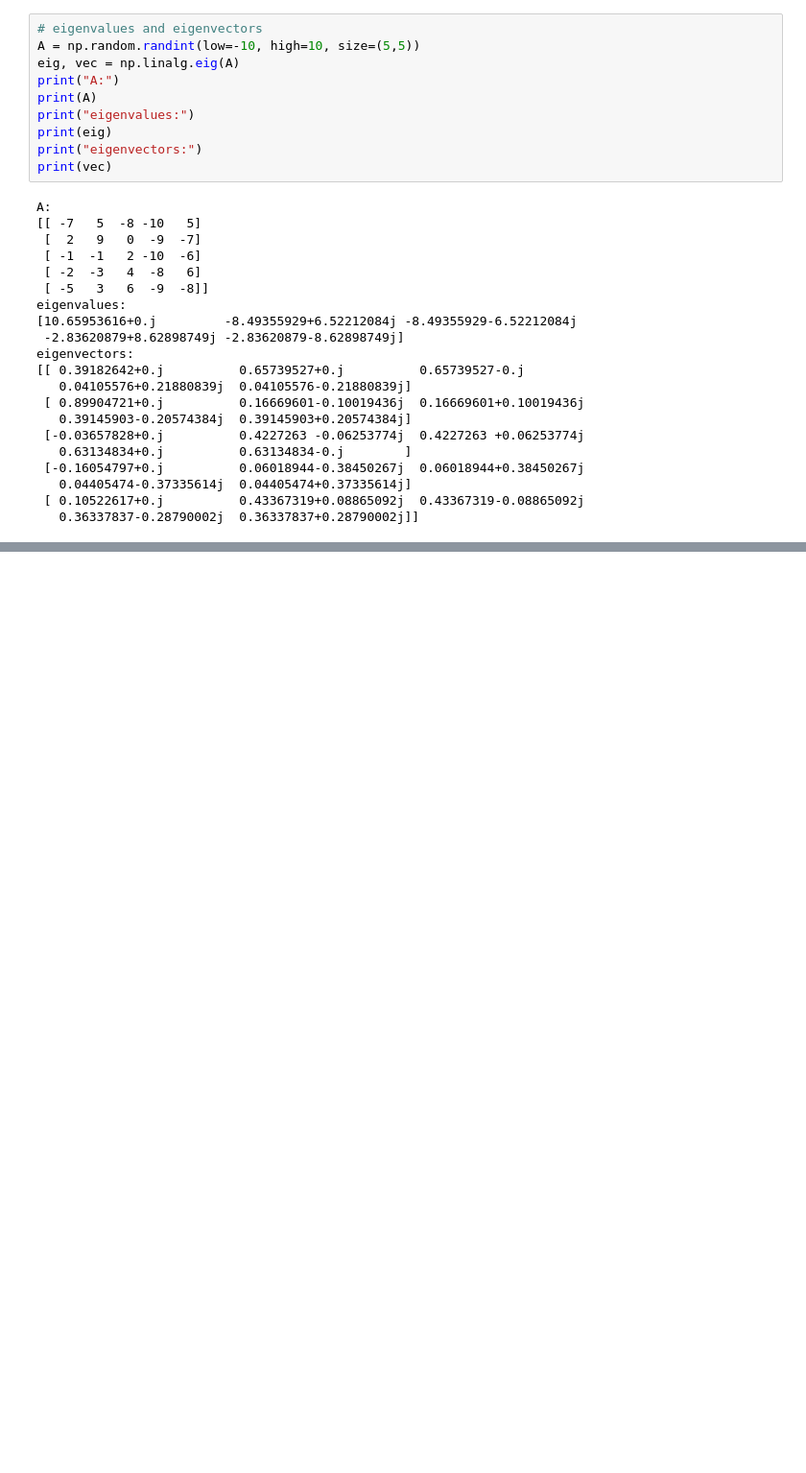
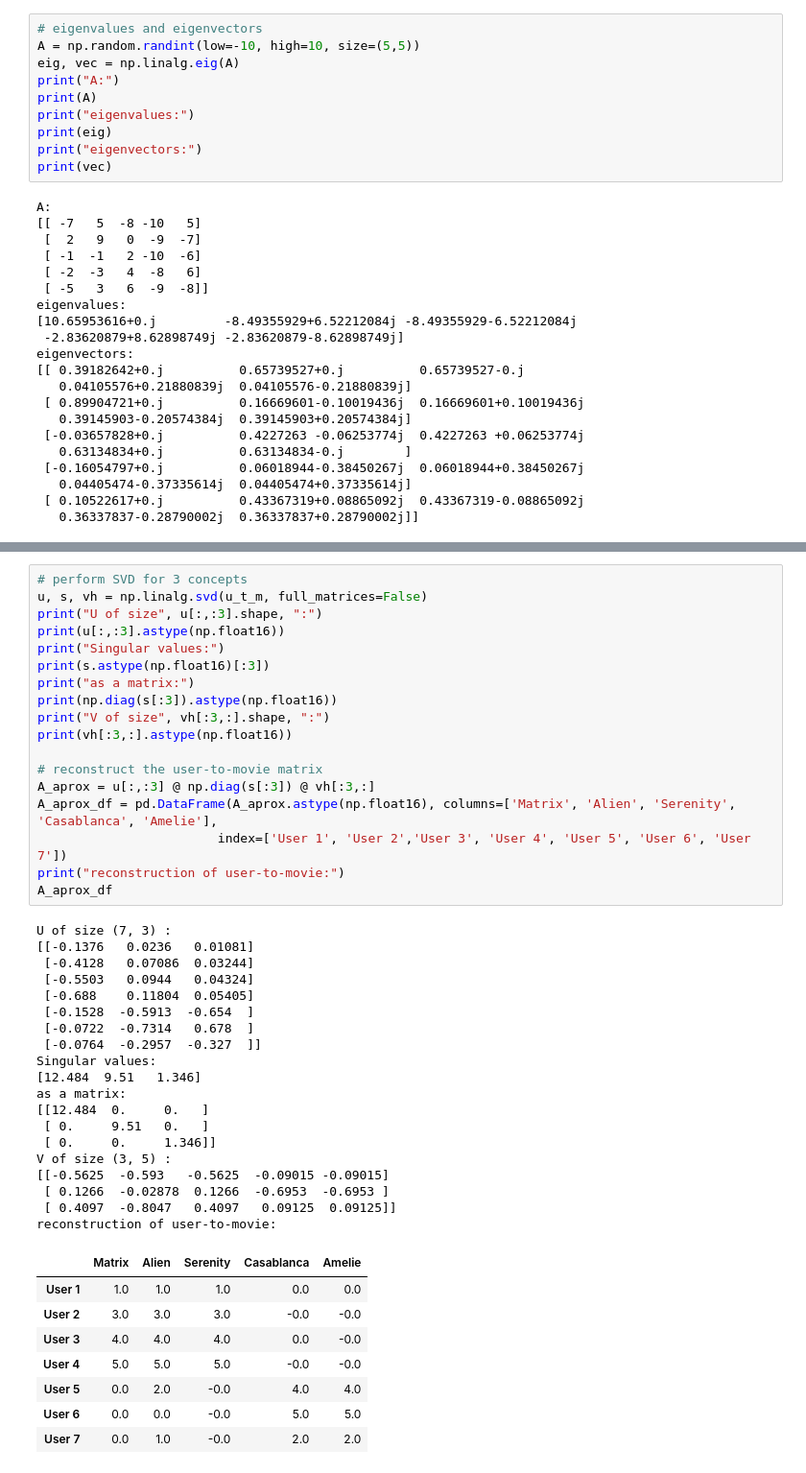
Before and after one commit to taldatech/cs236756-intro-to-ml, a Jupyter notebook: cs236756_tutorial_03_linear_algebra.ipynb, the cells around one changed output, grey strips where cells are left out. Shown: that part at 96% size. Saved outputs shown, nothing was run; the diff lists cells and outputs as text; blank space fills up the shorter version.

```diff
--- a/cs236756_tutorial_03_linear_algebra.ipynb
+++ b/cs236756_tutorial_03_linear_algebra.ipynb
@@ -520,0 +576,46 @@ eigenvectors:
+# %%
+# perform SVD for 3 concepts
+u, s, vh = np.linalg.svd(u_t_m, full_matrices=False)
+print("U of size", u[:,:3].shape, ":")
+print(u[:,:3].astype(np.float16))
+print("Singular values:")
+print(s.astype(np.float16)[:3])
+print("as a matrix:")
+print(np.diag(s[:3]).astype(np.float16))
+print("V of size", vh[:3,:].shape, ":")
+print(vh[:3,:].astype(np.float16))
+
+# reconstruct the user-to-movie matrix
+A_aprox = u[:,:3] @ np.diag(s[:3]) @ vh[:3,:]
+A_aprox_df = pd.DataFrame(A_aprox.astype(np.float16), columns=['Matrix', 'Alien', 'Serenity', 'Casablanca', 'Amelie'],
+                        index=['User 1', 'User 2','User 3', 'User 4', 'User 5', 'User 6', 'User 7'])
+print("reconstruction of user-to-movie:")
+A_aprox_df
+# %% [output]
+U of size (7, 3) :
+[[-0.1376   0.0236   0.01081]
+ [-0.4128   0.07086  0.03244]
+ [-0.5503   0.0944   0.04324]
+ [-0.688    0.11804  0.05405]
+ [-0.1528  -0.5913  -0.654  ]
+ [-0.0722  -0.7314   0.678  ]
+ [-0.0764  -0.2957  -0.327  ]]
+Singular values:
+[12.484  9.51   1.346]
+as a matrix:
+[[12.484  0.     0.   ]
+ [ 0.     9.51   0.   ]
+ [ 0.     0.     1.346]]
+V of size (3, 5) :
+[[-0.5625  -0.593   -0.5625  -0.09015 -0.09015]
+ [ 0.1266  -0.02878  0.1266  -0.6953  -0.6953 ]
+ [ 0.4097  -0.8047   0.4097   0.09125  0.09125]]
+reconstruction of user-to-movie:
+|  | Matrix | Alien | Serenity | Casablanca | Amelie |
+| User 1 | 1.0 | 1.0 | 1.0 | 0.0 | 0.0 |
+| User 2 | 3.0 | 3.0 | 3.0 | -0.0 | -0.0 |
+| User 3 | 4.0 | 4.0 | 4.0 | 0.0 | -0.0 |
+| User 4 | 5.0 | 5.0 | 5.0 | -0.0 | -0.0 |
+| User 5 | 0.0 | 2.0 | -0.0 | 4.0 | 4.0 |
+| User 6 | 0.0 | 0.0 | -0.0 | 5.0 | 5.0 |
+| User 7 | 0.0 | 1.0 | -0.0 | 2.0 | 2.0 |
```
Also changed, not shown: parts of 3 cells of this notebook, 7 other files.
